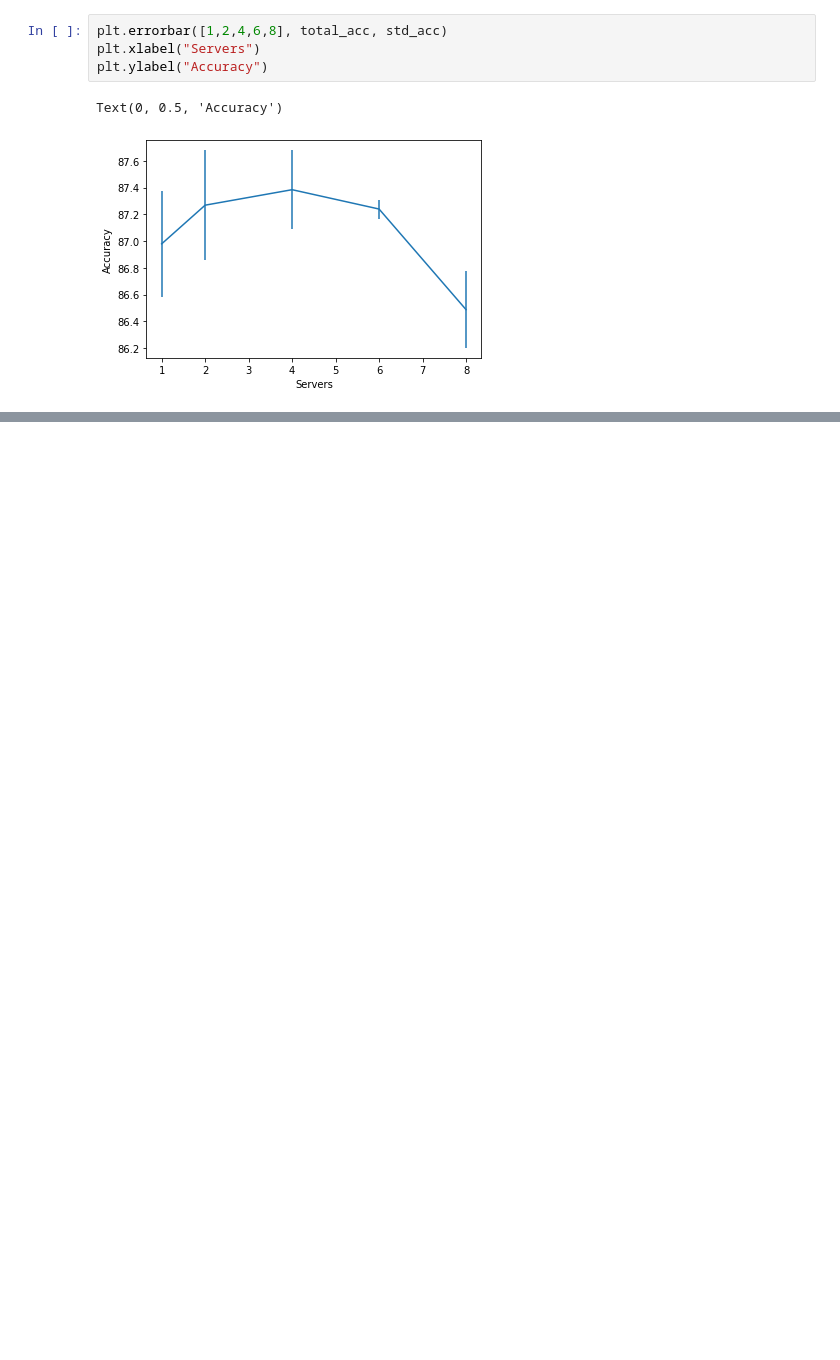
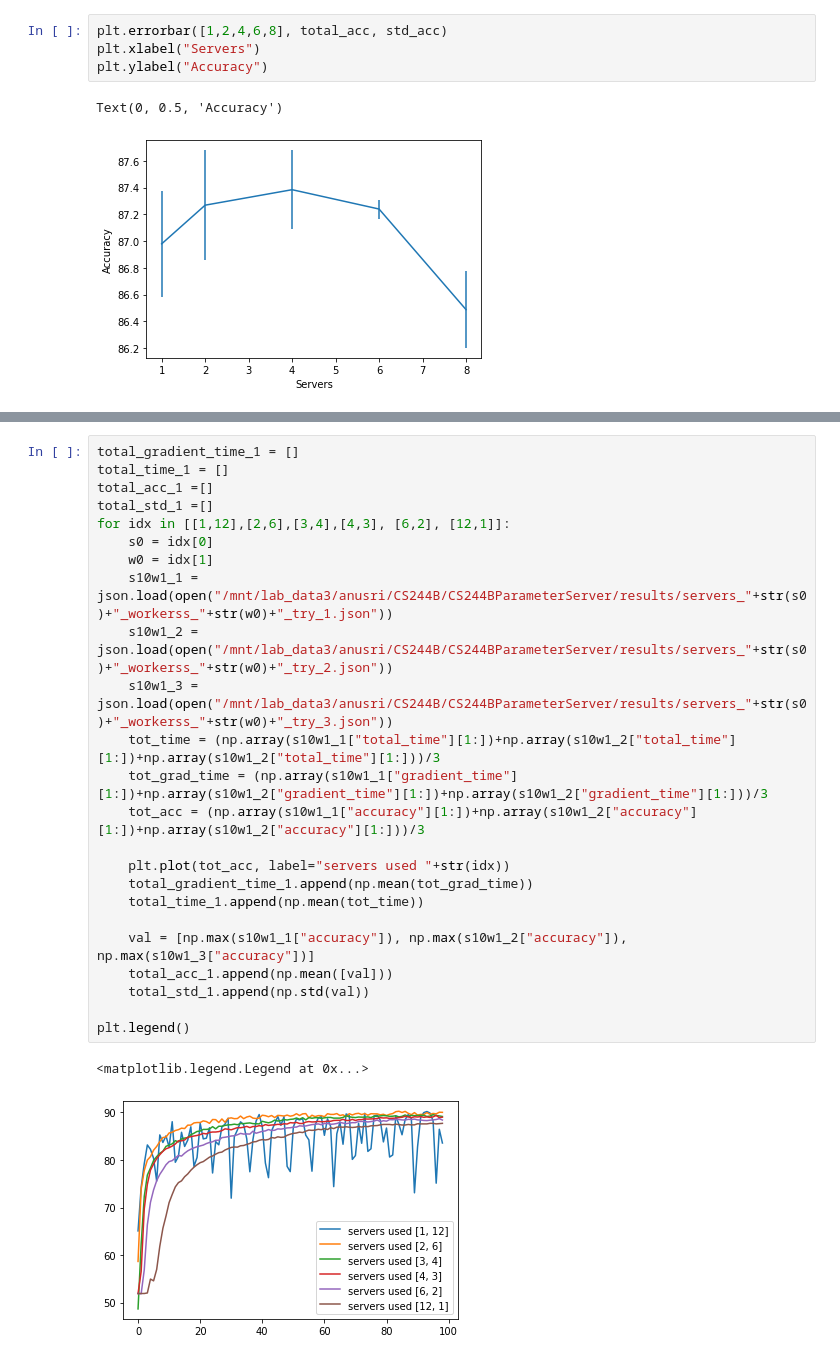
Before and after one commit to amanpatel101/CS244BParameterServer, a Jupyter notebook: notebooks/figure3_plots.ipynb, the cells around one changed output, grey strips where cells are left out. Saved outputs shown, nothing was run; the diff lists cells and outputs as text; blank space fills up the shorter version.

```diff
--- a/notebooks/figure3_plots.ipynb
+++ b/notebooks/figure3_plots.ipynb
@@ -94,0 +129,27 @@ total_gradient_time_w
+# %%
+total_gradient_time_1 = []
+total_time_1 = []
+total_acc_1 =[]
+total_std_1 =[]
+for idx in [[1,12],[2,6],[3,4],[4,3], [6,2], [12,1]]:
+    s0 = idx[0]
+    w0 = idx[1]
+    s10w1_1 = json.load(open("/mnt/lab_data3/anusri/CS244B/CS244BParameterServer/results/servers_"+str(s0)+"_workerss_"+str(w0)+"_try_1.json"))
+    s10w1_2 = json.load(open("/mnt/lab_data3/anusri/CS244B/CS244BParameterServer/results/servers_"+str(s0)+"_workerss_"+str(w0)+"_try_2.json"))
+    s10w1_3 = json.load(open("/mnt/lab_data3/anusri/CS244B/CS244BParameterServer/results/servers_"+str(s0)+"_workerss_"+str(w0)+"_try_3.json"))
+    tot_time = (np.array(s10w1_1["total_time"][1:])+np.array(s10w1_2["total_time"][1:])+np.array(s10w1_2["total_time"][1:]))/3
+    tot_grad_time = (np.array(s10w1_1["gradient_time"][1:])+np.array(s10w1_2["gradient_time"][1:])+np.array(s10w1_2["gradient_time"][1:]))/3
+    tot_acc = (np.array(s10w1_1["accuracy"][1:])+np.array(s10w1_2["accuracy"][1:])+np.array(s10w1_2["accuracy"][1:]))/3
+
+    plt.plot(tot_acc, label="servers used "+str(idx))
+    total_gradient_time_1.append(np.mean(tot_grad_time))
+    total_time_1.append(np.mean(tot_time))
+
+    val = [np.max(s10w1_1["accuracy"]), np.max(s10w1_2["accuracy"]), np.max(s10w1_3["accuracy"])]
+    total_acc_1.append(np.mean([val]))
+    total_std_1.append(np.std(val))
+
+plt.legend()
+# %% [output]
+<matplotlib.legend.Legend at 0x...>
+[figure, added]
```
Also changed, not shown: parts of 11 cells of this notebook, 10 other files.
